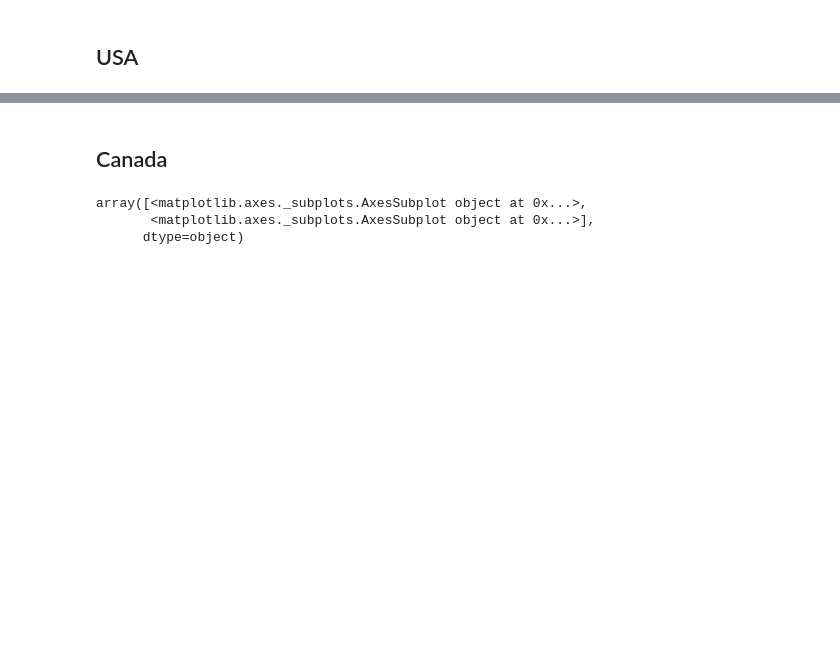
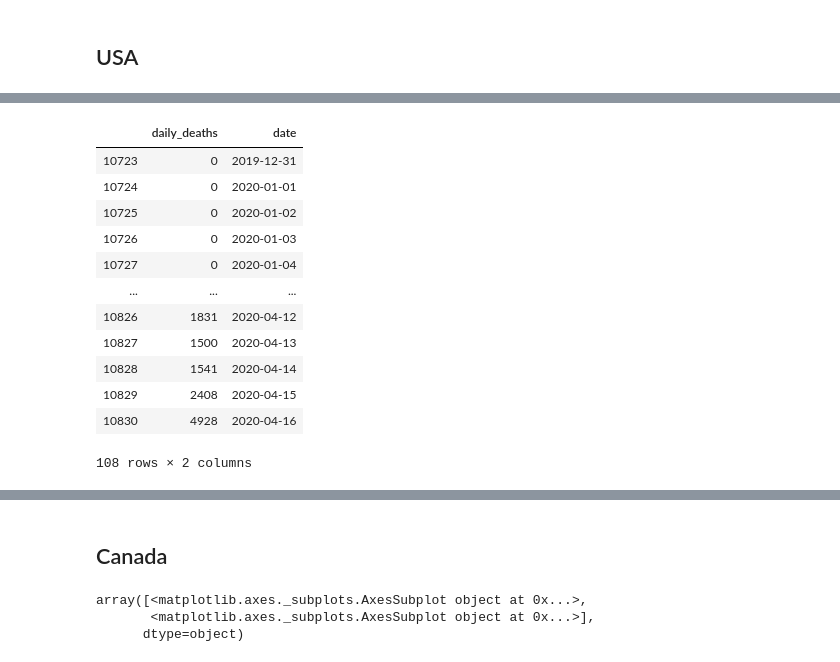
Before and after one commit to jonathan-taylor/covid-19-data, a Jupyter notebook: World.ipynb, the cells around one changed output, grey strips where cells are left out. Cells and saved outputs as stored; diff of their text form; code cells hidden in the pictures; blank space fills up the shorter version.

```diff
--- a/World.ipynb
+++ b/World.ipynb
@@ -50,0 +71,16 @@ array([<matplotlib.axes._subplots.AxesSubplot object at 0x...>,
+# %%
+usa[['daily_deaths', 'date']]
+# %% [output]
+|  | daily_deaths | date |
+| 10723 | 0 | 2019-12-31 |
+| 10724 | 0 | 2020-01-01 |
+| 10725 | 0 | 2020-01-02 |
+| 10726 | 0 | 2020-01-03 |
+| 10727 | 0 | 2020-01-04 |
+| ... | ... | ... |
+| 10826 | 1831 | 2020-04-12 |
+| 10827 | 1500 | 2020-04-13 |
+| 10828 | 1541 | 2020-04-14 |
+| 10829 | 2408 | 2020-04-15 |
+| 10830 | 4928 | 2020-04-16 |
+108 rows × 2 columns
```
Also changed, not shown: parts of 15 cells of this notebook, 9 other files.
